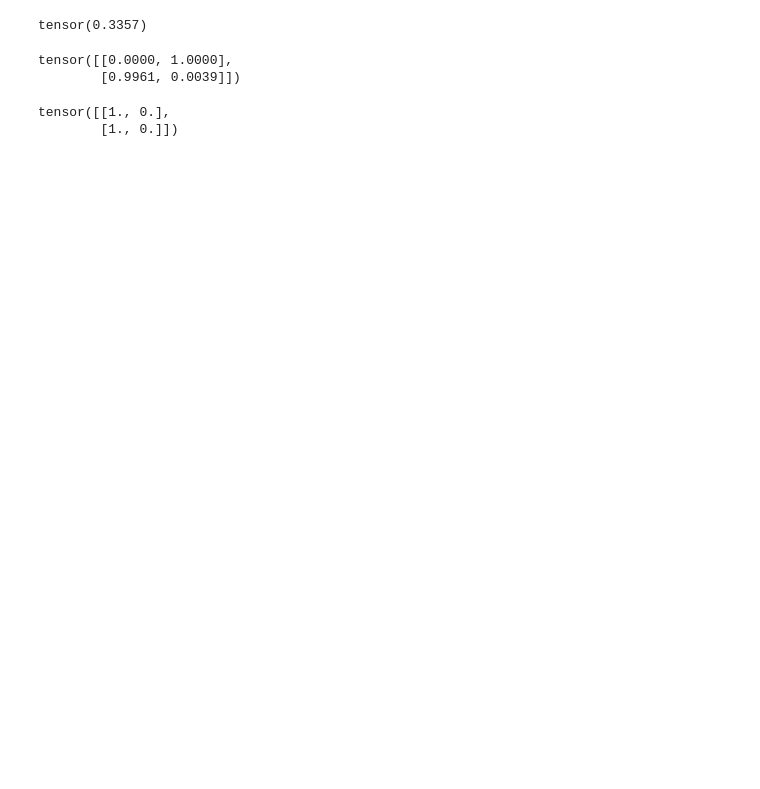
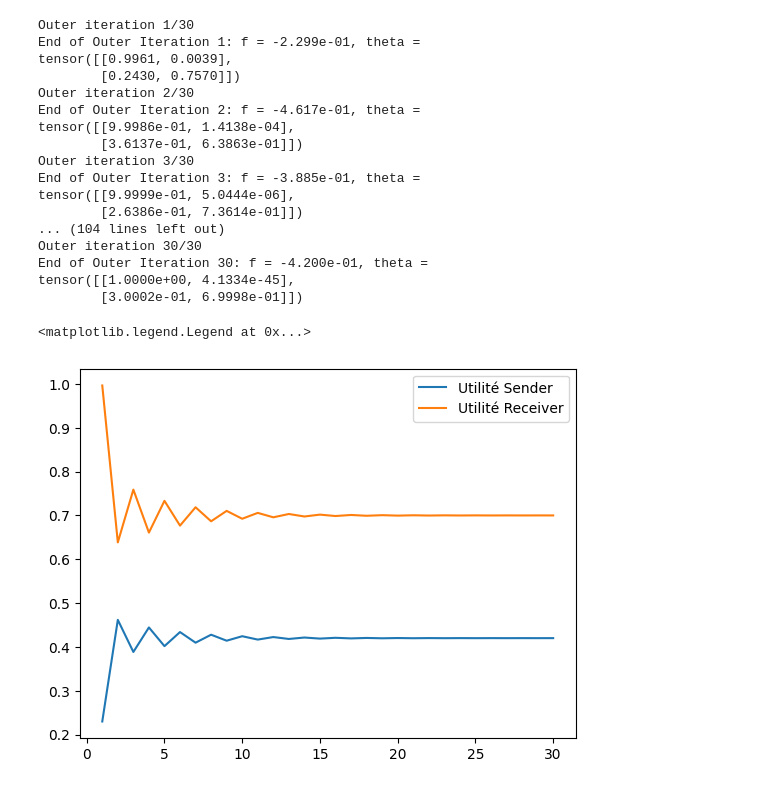
Before and after one commit to natael-regnier/Projet-RI, a Jupyter notebook: Notebook.ipynb, the cells around one changed output. Drawn from its saved outputs; the diff is of its cells as text; code cells hidden in the pictures; blank space fills up the shorter version.

```diff
--- a/Notebook.ipynb
+++ b/Notebook.ipynb
@@ -214,13 +185,16 @@ $$
 # %%
 alpha = 0.7
 beta = 0.9
-epsilon = 1e-3
+epsilon = 1e-2
 
 U = torch.tensor([[1.0, 0.0],
                   [0.0, 1.0]])
 V = torch.tensor([[0.0, 1.0],
                   [0.0, 1.0]])
-
 mu = torch.tensor([alpha, 1 - alpha])
 nu = mu
-q = torch.tensor([beta, 1 - beta])
+q = torch.tensor([beta, 1 - beta]).expand(2,2)
+#pi0 = torch.tensor([[4/7, 3/7],
+#                  [0, 1]])
+P=Problem(U,V,mu,mu,varepsilon=epsilon,q=q)
+x,costs,grad=optimize(P,tol=1.e-6,verbose=True)
@@ -473,25 +219,0 @@ Utilitée espérée Sender :
-# %%
-V_1 = torch.tensor([[0, 1.0,0.0],
-                  [0, 1.0,0.0]])
-
-rho = compute_rho(pi)
-(n,l) = (U_v).shape
-objective_value = 0.0
-for i in range(n):
-    for j in range(3):
-        for k in range(l):
-            objective_value += rho[i,k,j] * pi[i,k] * mu[i] * V_1[i,j]
-
-objective_value
-# %% [output]
-tensor(0.3357)
-# %%
-compute_theta_v(pi)
-# %% [output]
-tensor([[0.0000, 1.0000],
-        [0.9961, 0.0039]])
-# %%
-compute_theta_l(pi)
-# %% [output]
-tensor([[1., 0.],
-        [1., 0.]])
@@ -497,0 +259,41 @@ tensor([[1., 0.],
+# %%
+alpha = 0.7
+beta = 0.9
+epsilon = 3e-1
+U = torch.tensor([[1.0, 0.0],
+                  [0.0, 1.0]])
+V = torch.tensor([[0.0, 1.0],
+                  [0.0, 1.0]])
+mu = torch.tensor([alpha, 1 - alpha])
+nu = mu
+q = torch.tensor([beta, 1 - beta]).expand(2,2)
+#pi0 = torch.tensor([[4/7, 3/7],
+#                  [0, 1]])
+P=Problem(U,V,mu,mu,varepsilon=epsilon,q=q)
+
+
+x,costs,grads, L_s, L_r = optimize_with_q_update(P, max_outer_iter=30, tol=1.e-7, verbose=True)
+
+plt.plot(range(1, len(L_s) + 1), -np.array(L_s), label="Utilité Sender")
+plt.plot(range(1, len(L_r) + 1), np.array(L_r), label="Utilité Receiver")
+plt.legend()
+# %% [output]
+Outer iteration 1/30
+End of Outer Iteration 1: f = -2.299e-01, theta =
+tensor([[0.9961, 0.0039],
+        [0.2430, 0.7570]])
+Outer iteration 2/30
+End of Outer Iteration 2: f = -4.617e-01, theta =
+tensor([[9.9986e-01, 1.4138e-04],
+        [3.6137e-01, 6.3863e-01]])
+Outer iteration 3/30
+End of Outer Iteration 3: f = -3.885e-01, theta =
+tensor([[9.9999e-01, 5.0444e-06],
+        [2.6386e-01, 7.3614e-01]])
+... (104 lines left out)
+Outer iteration 30/30
+End of Outer Iteration 30: f = -4.200e-01, theta =
+tensor([[1.0000e+00, 4.1334e-45],
+        [3.0002e-01, 6.9998e-01]])
+<matplotlib.legend.Legend at 0x...>
+[figure, added]
```
Also changed, not shown: parts of 28 cells of this notebook.
